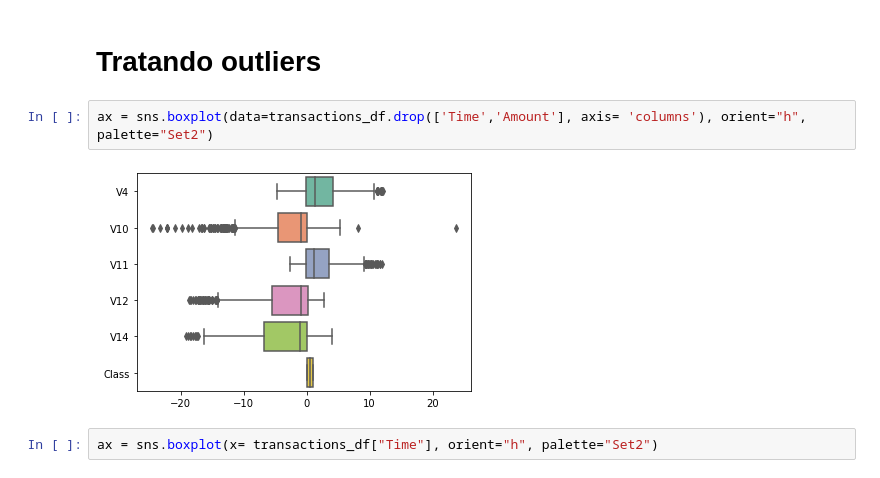
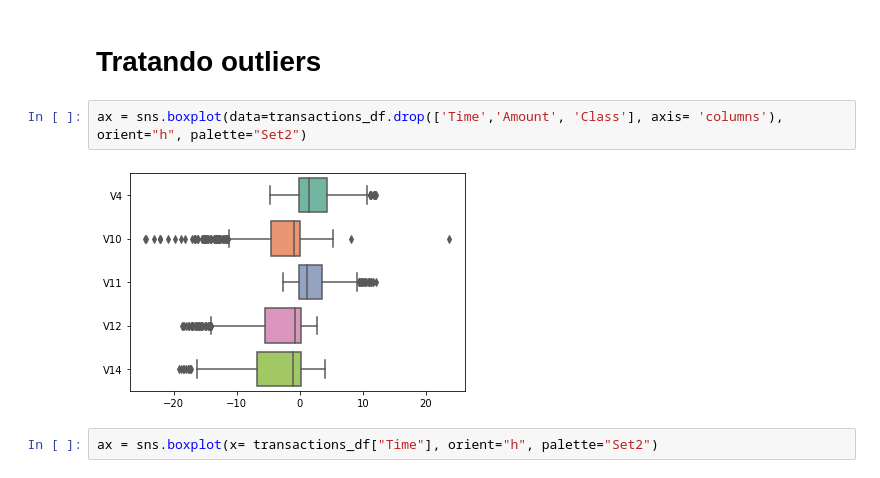
Before and after one commit to ptg1995/Deteccao_fraudes, a Jupyter notebook: Fraude Cartao.ipynb, the cells around one changed output. Saved outputs shown, nothing was run; the diff lists cells and outputs as text.

```diff
--- a/Fraude Cartao.ipynb
+++ b/Fraude Cartao.ipynb
@@ -188,9 +188,9 @@ transactions_df
 # %% [markdown]
 # Tratando outliers
 # %%
-ax = sns.boxplot(data=transactions_df.drop(['Time','Amount'], axis= 'columns'), orient="h", palette="Set2")
+ax = sns.boxplot(data=transactions_df.drop(['Time','Amount', 'Class'], axis= 'columns'), orient="h", palette="Set2")
 # %% [output]
-[figure, old version]
+[figure, new version]
 # %%
 ax = sns.boxplot(x= transactions_df["Time"], orient="h", palette="Set2")
 # %% [output]
```
Also changed, not shown: parts of 29 cells of this notebook.
